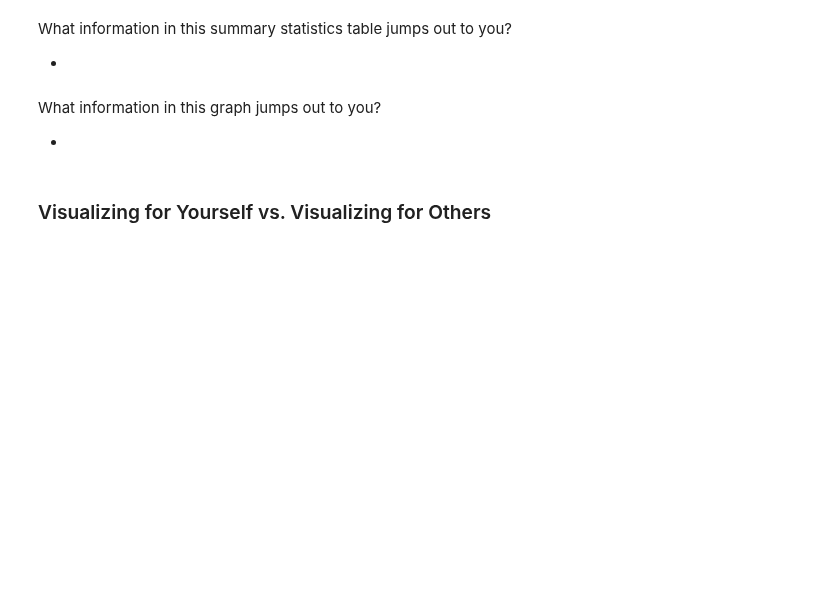
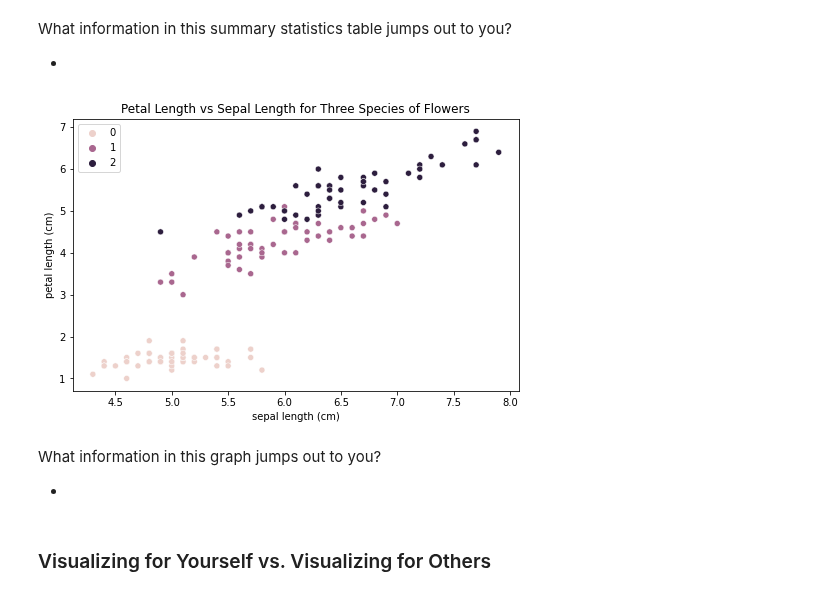
Before and after one commit to flatiron-school/NTL-DS-062722, a Jupyter notebook: 1Phase/09-Data-Visualization-AKA-Plotting-With-Pandas.ipynb, the cells around one changed output. Cells and saved outputs as stored; diff of their text form; code cells hidden in the pictures; blank space fills up the shorter version.

```diff
--- a/1Phase/09-Data-Visualization-AKA-Plotting-With-Pandas.ipynb
+++ b/1Phase/09-Data-Visualization-AKA-Plotting-With-Pandas.ipynb
@@ -56,12 +73,14 @@ What information in this summary statistics table jumps out to you?
 # %%
 # Now, let's plot two variables from the iris dataset
 fig, ax = plt.subplots(figsize=(8, 5))
 
 # Use seaborn to plot two facets of the above data, colored by the target column
-sns.scatterplot(x='sepal length (cm)', y='petal length (cm)', hue='target', data=df_iris)
+sns.scatterplot(x='sepal length (cm)', y='petal length (cm)', hue='target', data=df_iris, ax=ax)
 
 ax.set_title('Petal Length vs Sepal Length for Three Species of Flowers')
 ax.legend();
+# %% [output]
+[figure, added]
 # %% [markdown]
 What information in this graph jumps out to you?
 
```
Also changed, not shown: parts of 38 cells of this notebook, 1 other file.
